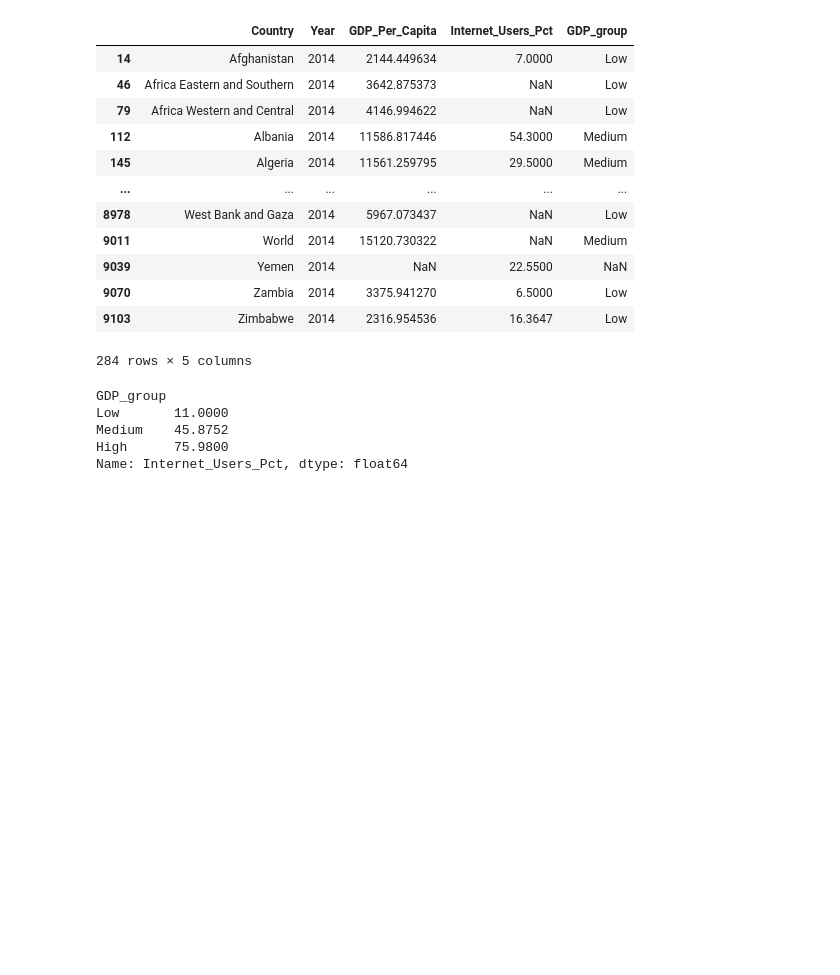
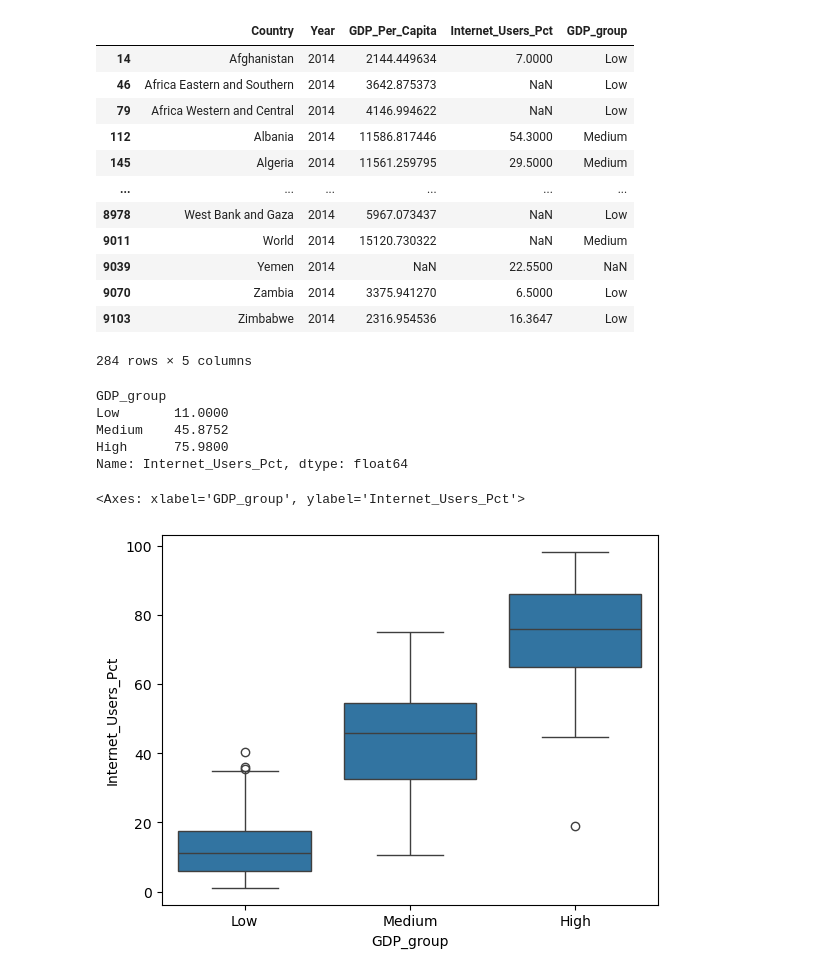
Before and after one commit to NSS-Data-Analytics-Cohort-13/un-exploration-Sobia005, a Jupyter notebook: notebooks/gdp_project.ipynb, the cells around one changed output. Cells and saved outputs as stored; diff of their text form; code cells hidden in the pictures; blank space fills up the shorter version.

```diff
--- a/notebooks/gdp_project.ipynb
+++ b/notebooks/gdp_project.ipynb
@@ -576,3 +576,5 @@ internet_df = pd.read_csv('../data/internet_use.csv.csv',usecols=[0, 1, 2, 3],nr
+# %%
+internet_df = pd.read_csv('../data/internet_use.csv.csv',nrows=6083)
 # %%
 internet_df.head()
 # %% [output]
@@ -835,4 +834,4 @@ distribution_year[(distribution_year['Internet_Users_Pct']<5) & (distribution_ye
 # %%
 # gdp_df.merge(internet_df, how=("inner" or "outer"))
 # %%
-# pd.merge(gdp_df,internet_df, on=['Country','Year'],how=( "outer"))
+gdp_and_internet_use = pd.merge(gdp_df,internet_df, on=['Country','Year'],how=( "outer"))
@@ -839,5 +852,5 @@ distribution_year[(distribution_year['Internet_Users_Pct']<5) & (distribution_ye
 # %%
-gdp_and_internet_use = gdp_df.merge(internet_df, how=( "outer"))
+# gdp_and_internet_use = gdp_df.merge(internet_df, how=( "outer"))
 # %%
 gdp_and_internet_use.head()
 # %% [output]
@@ -1034,3 +1067,10 @@ Low       11.0000
 Medium    45.8752
 High      75.9800
 Name: Internet_Users_Pct, dtype: float64
+# %%
+sns.boxplot( data=gdp_and_internet_use_2014,
+            x="GDP_group",
+           y='Internet_Users_Pct')
+# %% [output]
+<Axes: xlabel='GDP_group', ylabel='Internet_Users_Pct'>
+[figure, added]
```
Also changed, not shown: parts of 10 cells of this notebook, 1 other file.
